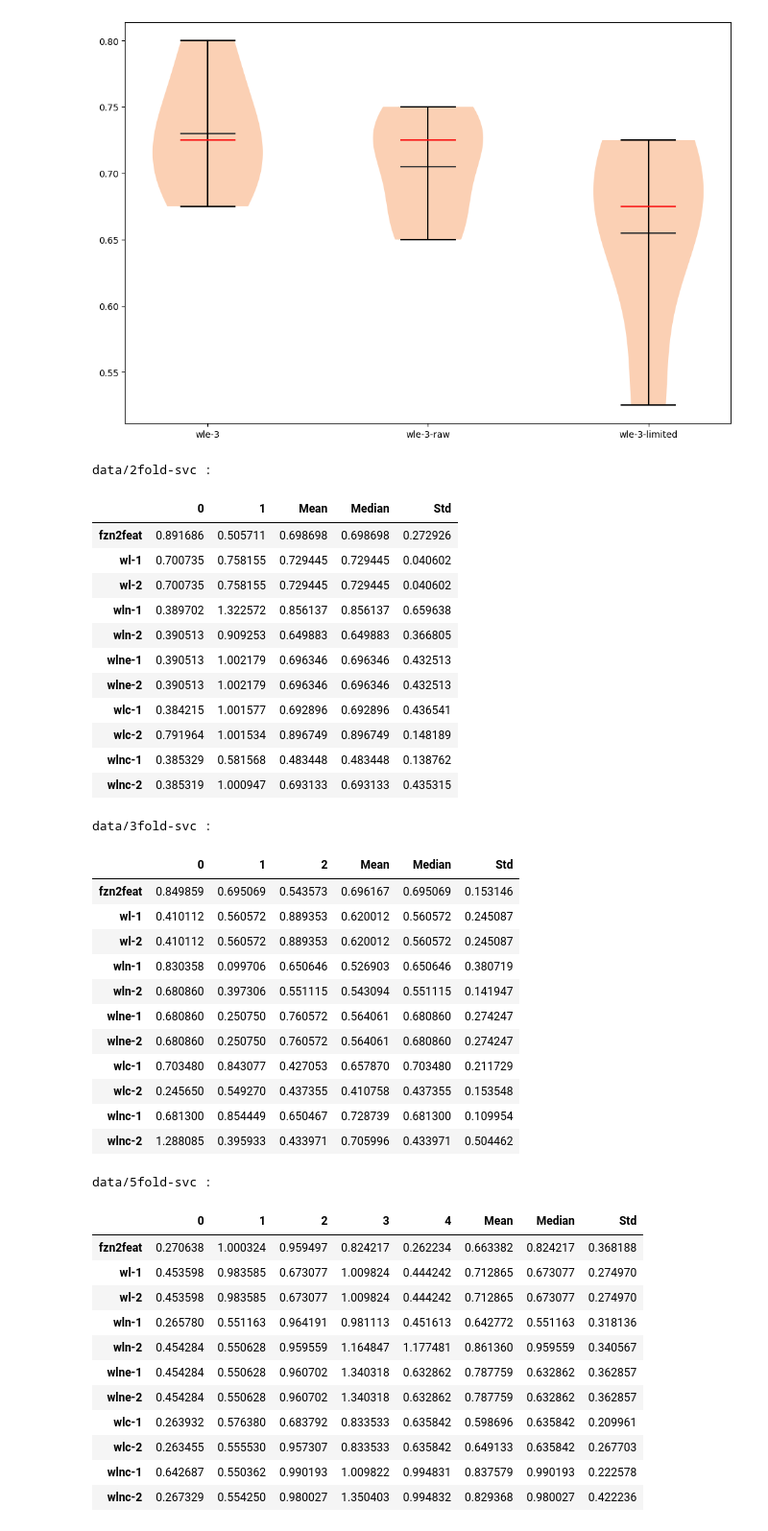
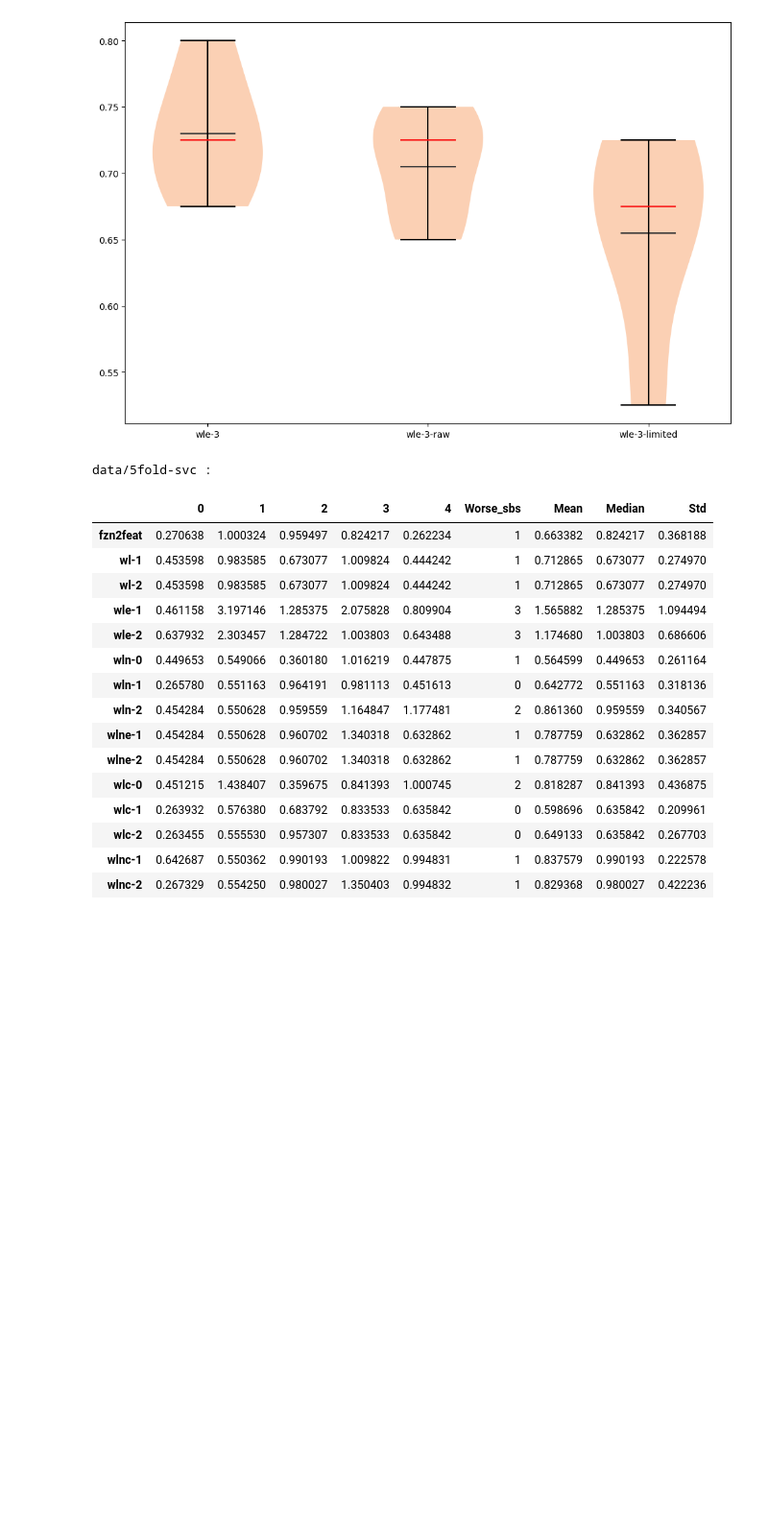
Before and after one commit to SeppiaBrilla/fzngraph_features, a Jupyter notebook: images.ipynb, the cells around one changed output. Shown at 96% size. Drawn from its saved outputs; the diff is of its cells as text; code cells hidden in the pictures; blank space fills up the shorter version.

Commit message:
new images-tables

```diff
--- a/images.ipynb
+++ b/images.ipynb
@@ -226,7 +226,7 @@ plt.show()
 # %%
 import pandas as pd
 order = {
-    k:i for i,k in enumerate(['fzn2feat', 'wl-1', 'wl-2', 'wln-1', 'wln-2', 'wlne-1', 'wlne-2', 'wlc-1', 'wlc-2', 'wlnc-1', 'wlnc-2'])
+    k:i for i,k in enumerate(['fzn2feat', 'wl-1', 'wl-2', 'wle-1', 'wle-2', 'wln-0', 'wln-1', 'wln-2', 'wlne-1', 'wlne-2', 'wlc-0', 'wlc-1', 'wlc-2', 'wlnc-1', 'wlnc-2'])
 }
 def get_results(result_folder):
     as_results = {}
@@ -235,18 +235,21 @@ def get_results(result_folder):
             continue
         if 'forest' in file:
             name_split = file.replace("as_", "").replace("-rnd-forest", "").replace("-forest", "").replace(".json", "").split("-")
+        elif 'svc' in file:
+            name_split = file.replace("as_", "").replace("-svc", "").replace(".json", "").split("-")
+        elif 'knn' in file:
+            name_split = file.replace("as_", "").replace("-knn", "").replace(".json", "").split("-")
         elif 'nn' in file:
             name_split = file.replace("as_", "").replace("_nn", "").replace(".json", "").split("_")
-        elif 'svc' in file:
-            name_split = file.replace("as_", "").replace("-svc", "").replace(".json", "").split("-")
         fold = name_split[-1]
         feature_names = "-".join(name_split[:-1])
+        # print(name_split, fold, feature_names)
         with open(os.path.join(result_folder, file)) as f:
             content = json.load(f)
         if feature_names not in as_results:
             as_results[feature_names] = {}
         as_results[feature_names][fold] = (content['clf_time'] - content['clf_vbs']) / (content['cp-sat_time'] - content['clf_vbs'])
-    return {k:v for k,v in sorted(as_results.items(), key= lambda x: order[x[0]])}
+    return {k:v for k,v in sorted(as_results.items(), key= lambda x: (order[x[0].replace('-max', '').replace('-min', '')], 0 if '-min' in x[0] else 1))}
 
 
 def to_table(data):
@@ -259,51 +262,30 @@ def to_table(data):
     # 3. Calculate statistics
     # We identify the data columns to ensure Mean/Median/Std are only calculated on them
     data_cols = df.columns
-    df['Mean']   = df[data_cols].mean(axis=1)
-    df['Median'] = df[data_cols].median(axis=1)
-    df['Std']    = df[data_cols].std(axis=1)
-    return df
+    df['Worse_sbs'] = df.apply(lambda row: (row >= 1).sum(), axis=1)
+    df['Mean']      = df[data_cols].mean(axis=1)
+    df['Median']    = df[data_cols].median(axis=1)
+    df['Std']       = df[data_cols].std(axis=1)
+    return df#[['Worse_sbs', 'Mean', 'Median', 'Std']]
 # %%
-for folder in ['data/2fold-svc', 'data/3fold-svc', 'data/5fold-svc']:
+for folder in ['data/5fold-svc']:
     print(folder, ':')
     display(to_table(get_results(folder)))
 # %% [output]
-data/2fold-svc :
+data/5fold-svc :
-|  | 0 | 1 | Mean | Median | Std |
-| fzn2feat | 0.891686 | 0.505711 | 0.698698 | 0.698698 | 0.272926 |
-| wl-1 | 0.700735 | 0.758155 | 0.729445 | 0.729445 | 0.040602 |
-| wl-2 | 0.700735 | 0.758155 | 0.729445 | 0.729445 | 0.040602 |
-| wln-1 | 0.389702 | 1.322572 | 0.856137 | 0.856137 | 0.659638 |
-| wln-2 | 0.390513 | 0.909253 | 0.649883 | 0.649883 | 0.366805 |
-| wlne-1 | 0.390513 | 1.002179 | 0.696346 | 0.696346 | 0.432513 |
-| wlne-2 | 0.390513 | 1.002179 | 0.696346 | 0.696346 | 0.432513 |
-| wlc-1 | 0.384215 | 1.001577 | 0.692896 | 0.692896 | 0.436541 |
-| wlc-2 | 0.791964 | 1.001534 | 0.896749 | 0.896749 | 0.148189 |
-| wlnc-1 | 0.385329 | 0.581568 | 0.483448 | 0.483448 | 0.138762 |
-| wlnc-2 | 0.385319 | 1.000947 | 0.693133 | 0.693133 | 0.435315 |
+|  | 0 | 1 | 2 | 3 | 4 | Worse_sbs | Mean | Median | Std |
+| fzn2feat | 0.270638 | 1.000324 | 0.959497 | 0.824217 | 0.262234 | 1 | 0.663382 | 0.824217 | 0.368188 |
+| wl-1 | 0.453598 | 0.983585 | 0.673077 | 1.009824 | 0.444242 | 1 | 0.712865 | 0.673077 | 0.274970 |
+| wl-2 | 0.453598 | 0.983585 | 0.673077 | 1.009824 | 0.444242 | 1 | 0.712865 | 0.673077 | 0.274970 |
+| wle-1 | 0.461158 | 3.197146 | 1.285375 | 2.075828 | 0.809904 | 3 | 1.565882 | 1.285375 | 1.094494 |
+| wle-2 | 0.637932 | 2.303457 | 1.284722 | 1.003803 | 0.643488 | 3 | 1.174680 | 1.003803 | 0.686606 |
+| wln-0 | 0.449653 | 0.549066 | 0.360180 | 1.016219 | 0.447875 | 1 | 0.564599 | 0.449653 | 0.261164 |
+| wln-1 | 0.265780 | 0.551163 | 0.964191 | 0.981113 | 0.451613 | 0 | 0.642772 | 0.551163 | 0.318136 |
+| wln-2 | 0.454284 | 0.550628 | 0.959559 | 1.164847 | 1.177481 | 2 | 0.861360 | 0.959559 | 0.340567 |
+| wlne-1 | 0.454284 | 0.550628 | 0.960702 | 1.340318 | 0.632862 | 1 | 0.787759 | 0.632862 | 0.362857 |
+| wlne-2 | 0.454284 | 0.550628 | 0.960702 | 1.340318 | 0.632862 | 1 | 0.787759 | 0.632862 | 0.362857 |
+| wlc-0 | 0.451215 | 1.438407 | 0.359675 | 0.841393 | 1.000745 | 2 | 0.818287 | 0.841393 | 0.436875 |
+| wlc-1 | 0.263932 | 0.576380 | 0.683792 | 0.833533 | 0.635842 | 0 | 0.598696 | 0.635842 | 0.209961 |
+| wlc-2 | 0.263455 | 0.555530 | 0.957307 | 0.833533 | 0.635842 | 0 | 0.649133 | 0.635842 | 0.267703 |
+| wlnc-1 | 0.642687 | 0.550362 | 0.990193 | 1.009822 | 0.994831 | 1 | 0.837579 | 0.990193 | 0.222578 |
+| wlnc-2 | 0.267329 | 0.554250 | 0.980027 | 1.350403 | 0.994832 | 1 | 0.829368 | 0.980027 | 0.422236 |
-data/3fold-svc :
-|  | 0 | 1 | 2 | Mean | Median | Std |
-| fzn2feat | 0.849859 | 0.695069 | 0.543573 | 0.696167 | 0.695069 | 0.153146 |
-| wl-1 | 0.410112 | 0.560572 | 0.889353 | 0.620012 | 0.560572 | 0.245087 |
-| wl-2 | 0.410112 | 0.560572 | 0.889353 | 0.620012 | 0.560572 | 0.245087 |
-| wln-1 | 0.830358 | 0.099706 | 0.650646 | 0.526903 | 0.650646 | 0.380719 |
-| wln-2 | 0.680860 | 0.397306 | 0.551115 | 0.543094 | 0.551115 | 0.141947 |
-| wlne-1 | 0.680860 | 0.250750 | 0.760572 | 0.564061 | 0.680860 | 0.274247 |
-| wlne-2 | 0.680860 | 0.250750 | 0.760572 | 0.564061 | 0.680860 | 0.274247 |
-| wlc-1 | 0.703480 | 0.843077 | 0.427053 | 0.657870 | 0.703480 | 0.211729 |
-| wlc-2 | 0.245650 | 0.549270 | 0.437355 | 0.410758 | 0.437355 | 0.153548 |
-| wlnc-1 | 0.681300 | 0.854449 | 0.650467 | 0.728739 | 0.681300 | 0.109954 |
-| wlnc-2 | 1.288085 | 0.395933 | 0.433971 | 0.705996 | 0.433971 | 0.504462 |
-data/5fold-svc :
-|  | 0 | 1 | 2 | 3 | 4 | Mean | Median | Std |
-| fzn2feat | 0.270638 | 1.000324 | 0.959497 | 0.824217 | 0.262234 | 0.663382 | 0.824217 | 0.368188 |
-| wl-1 | 0.453598 | 0.983585 | 0.673077 | 1.009824 | 0.444242 | 0.712865 | 0.673077 | 0.274970 |
-| wl-2 | 0.453598 | 0.983585 | 0.673077 | 1.009824 | 0.444242 | 0.712865 | 0.673077 | 0.274970 |
-| wln-1 | 0.265780 | 0.551163 | 0.964191 | 0.981113 | 0.451613 | 0.642772 | 0.551163 | 0.318136 |
-| wln-2 | 0.454284 | 0.550628 | 0.959559 | 1.164847 | 1.177481 | 0.861360 | 0.959559 | 0.340567 |
-| wlne-1 | 0.454284 | 0.550628 | 0.960702 | 1.340318 | 0.632862 | 0.787759 | 0.632862 | 0.362857 |
-| wlne-2 | 0.454284 | 0.550628 | 0.960702 | 1.340318 | 0.632862 | 0.787759 | 0.632862 | 0.362857 |
-| wlc-1 | 0.263932 | 0.576380 | 0.683792 | 0.833533 | 0.635842 | 0.598696 | 0.635842 | 0.209961 |
-| wlc-2 | 0.263455 | 0.555530 | 0.957307 | 0.833533 | 0.635842 | 0.649133 | 0.635842 | 0.267703 |
-| wlnc-1 | 0.642687 | 0.550362 | 0.990193 | 1.009822 | 0.994831 | 0.837579 | 0.990193 | 0.222578 |
-| wlnc-2 | 0.267329 | 0.554250 | 0.980027 | 1.350403 | 0.994832 | 0.829368 | 0.980027 | 0.422236 |
```
Also changed, not shown: parts of 2 cells of this notebook.
